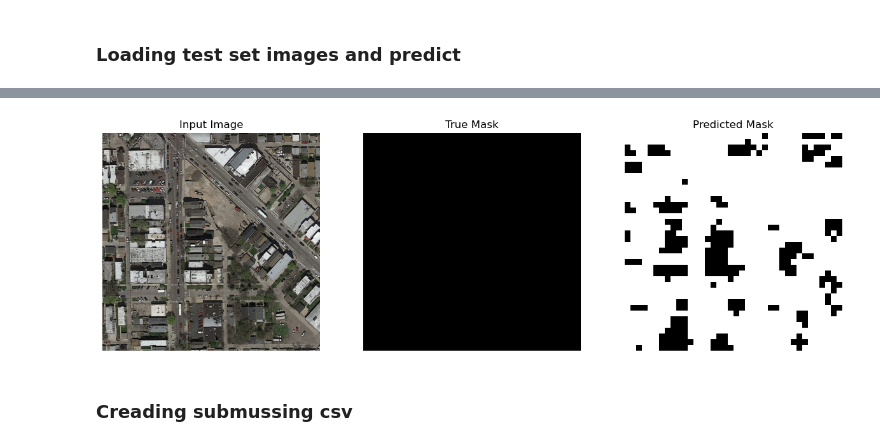
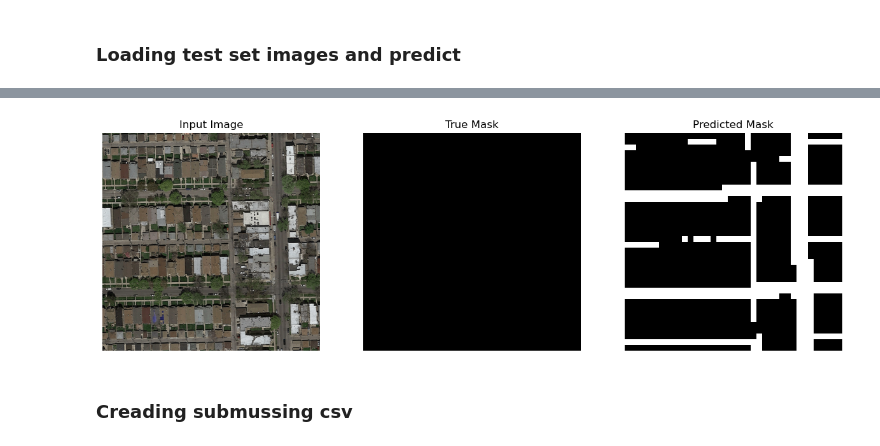
Before and after one commit to haraldhob/ML_course, a Jupyter notebook: projects/project2/project_road_segmentation/project 2.ipynb, the cells around one changed output, grey strips where cells are left out. Saved outputs shown, nothing was run; the diff lists cells and outputs as text; code cells hidden in the pictures.

```diff
--- a/projects/project2/project_road_segmentation/project 2.ipynb
+++ b/projects/project2/project_road_segmentation/project 2.ipynb
@@ -538,12 +544,12 @@ labels = y_train.flatten()
 # Calculate class weights
 class_weights = class_weight.compute_class_weight('balanced', classes=np.unique(y_train), y=labels)
 
-# Create a dictionary to pass to fit functio
+# Create a dictionary to pass to fit function
 class_weights = {0: class_weights[0], 1: class_weights[1]}
 
 callbacks = [
         tf.keras.callbacks.EarlyStopping(patience=3, monitor='val_loss'),
         tf.keras.callbacks.TensorBoard(log_dir='logs')]
 
-unet_model.fit(X_train, y_train, class_weight=class_weights, validation_data=(X_test, y_test), batch_size=10, epochs=25, callbacks=callbacks)
+model.fit(X_train, y_train, class_weight=class_weights, validation_data=(X_test, y_test), batch_size=20, epochs=10, callbacks=callbacks)
 # %% [output]
@@ -654,0 +697,35 @@ display([sample_image, sample_mask, predicted_majority_patches])
+# %%
+def evaluate_thresholds(X_test, y_test, model, thresholds):
+    """
+    Evaluate different thresholds for converting model predictions to binary masks using batch processing.
+
+    :param X_test: Test set images.
+    :param y_test: True masks for the test set.
+    :param model: Trained model for making predictions.
+    :param thresholds: List of thresholds to evaluate.
+    :return: Dictionary with F1 scores for each threshold.
+    """
+    f1_scores = {}
+
+    # Predict for all images at once
+    predictions = model.predict(X_test)  # Assuming X_test is a numpy array
+    predictions_flat = predictions.reshape(-1, predictions.shape[-1])  # Flatten predictions
+
+    # Flatten all true masks
+    y_test_flat = y_test.reshape(-1, y_test.shape[-1]).flatten()
+
+    for threshold in thresholds:
+        # Apply threshold to all predictions
+        predicted_masks_flat = (predictions_flat > threshold).astype(np.uint8)
+
+        # Compute F1 score
+        f1 = f1_score(y_test_flat, predicted_masks_flat)
+        f1_scores[threshold] = f1
+
+    return f1_scores
+
+# Example usage
+thresholds = [0.3, 0.4, 0.5, 0.6, 0.7, 0.8, 0.9]
+f1_scores = evaluate_thresholds(X_test, y_test, model, thresholds)
+for threshold, score in f1_scores.items():
+    print(f"Threshold: {threshold}, F1 Score: {score:.4f}")
@@ -702,10 +781,10 @@ def predict_images(model, images, threshold=0.5):
     return np.array(predictions)
 
 # Example usage
-predictions = predict_images(unet_model, test_images)
+predictions = predict_images(model, test_images)
 
 # Example usage of the functions
-i = random.randint(0, n-1)
+i = random.randint(0, 49)
 predictions_mask = (predictions[i] > 0.5).astype(np.uint8)
 predicted_majority_patches = predictions_to_majority_patches(predictions_mask)
 display([test_images[i], 0*sample_mask, predicted_majority_patches])
@@ -730,4 +809,4 @@ display([test_images[i], 0*sample_mask, predicted_majority_patches])
-[figure, old version]
+[figure, new version]
 # %% [markdown]
 ### Creading submussing csv
 # %%
```
Also changed, not shown: parts of 12 cells of this notebook.
